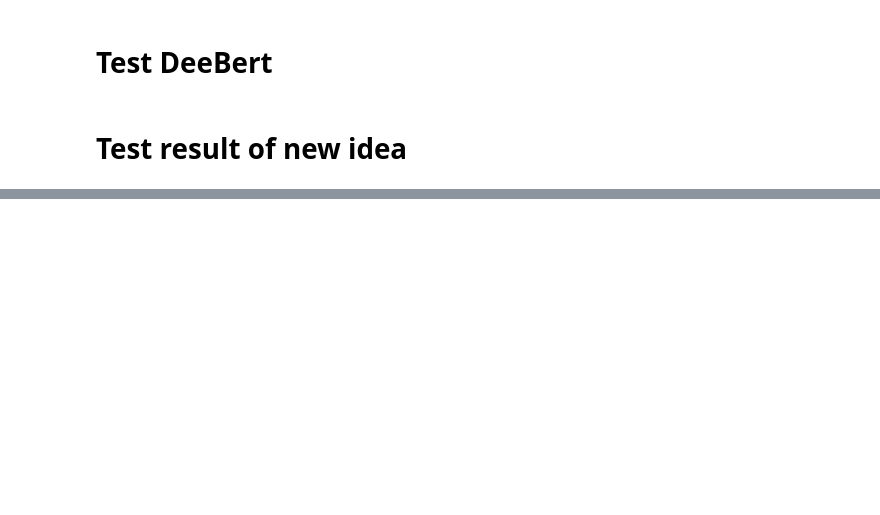
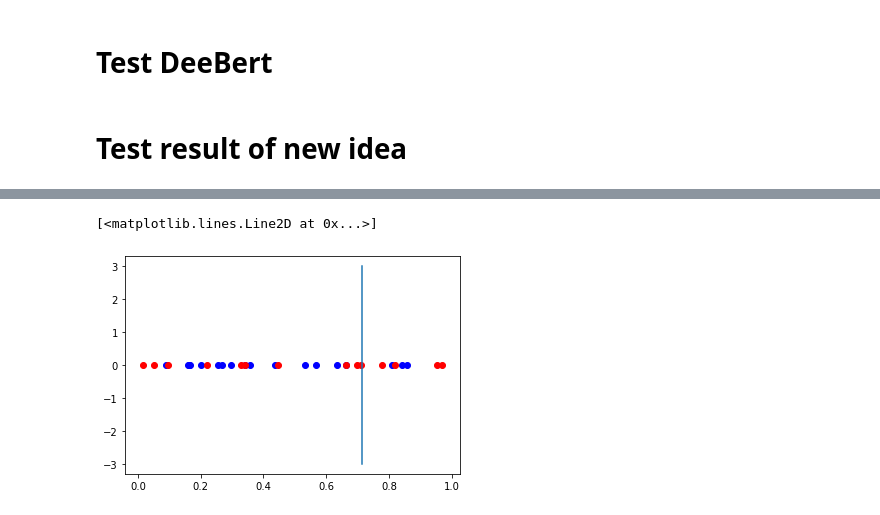
Before and after one commit to HKAB/nlp-model-compression, a Jupyter notebook: thesis/experiment_exit_port.ipynb, the cells around one changed output, grey strips where cells are left out. Drawn from its saved outputs; the diff is of its cells as text; code cells hidden in the pictures; blank space fills up the shorter version.

Commit message:
add experiment for threshold

```diff
--- a/thesis/experiment_exit_port.ipynb
+++ b/thesis/experiment_exit_port.ipynb
@@ -127,0 +122,3 @@ w, x_0, margin
+# %%
+X, indices = torch.sort(X)
+y = y[indices]
@@ -127,0 +134,5 @@ w, x_0, margin
+# %%
+def accuracy(y_hat, y):
+    return (y_hat == y).float().mean()
+# %%
+search_space = torch.linspace(np.round(X.min().numpy() - 0.01, 2), np.round(X.max().numpy() + 0.01, 2), 100)
@@ -127,0 +154,8 @@ w, x_0, margin
+# %%
+best_acc = 0
+best_acc_idx = 0
+for i, threshold in enumerate(search_space):
+    predict = (X < threshold).long()
+    if accuracy(predict, y) > best_acc:
+        best_acc = accuracy(predict, y)
+        best_acc_idx = i
@@ -135,7 +173,10 @@ y[torch.where(y > 0)[0]]
 # %%
-plt.scatter(X[torch.where(y > 0)[0]], torch.zeros_like(X[torch.where(y > 0)[0]]), c="red")
-plt.scatter(X[torch.where(y < 1)[0]], torch.zeros_like(X[torch.where(y < 1)[0]]), c="blue")
-plt.plot(x_0*torch.ones_like(yy), yy)
+plt.scatter(X[torch.where(y > 0)[0]], torch.zeros_like(X[torch.where(y > 0)[0]]), c="blue")
+plt.scatter(X[torch.where(y < 1)[0]], torch.zeros_like(X[torch.where(y < 1)[0]]), c="red")
+plt.plot(search_space[best_acc_idx]*torch.ones_like(yy), yy)
+# %% [output]
+[<matplotlib.lines.Line2D at 0x...>]
+[figure, added]
 # %%
 optimal_point = []
 fig, axs = plt.subplots(3, 4, figsize=(16, 9))
```
Also changed, not shown: parts of 18 cells of this notebook.
